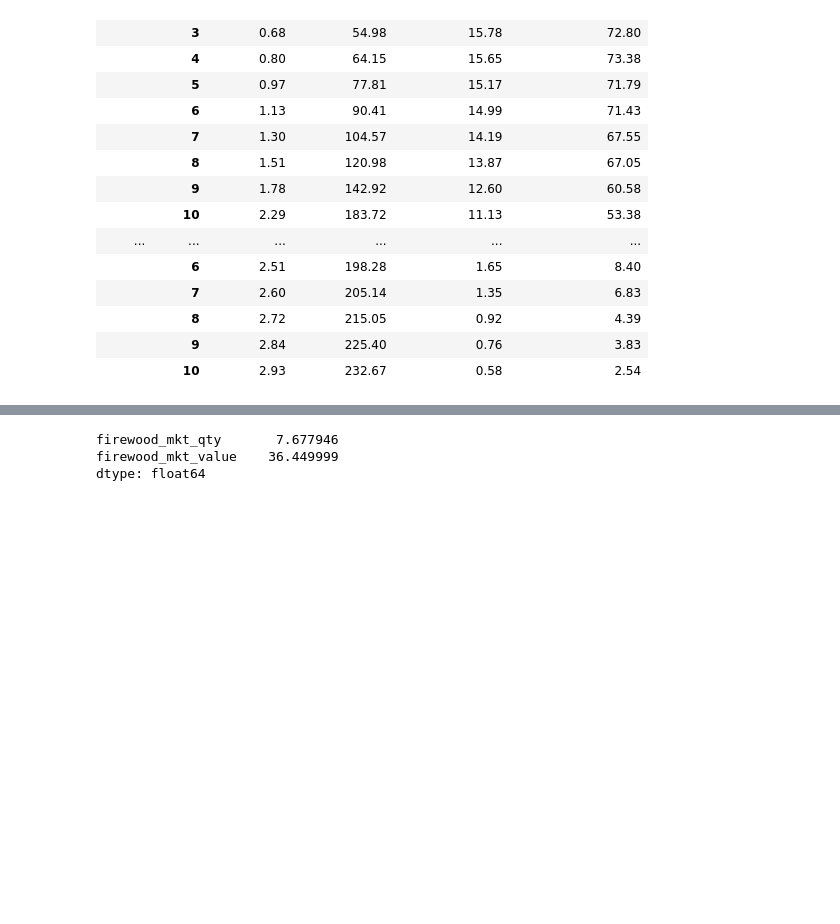
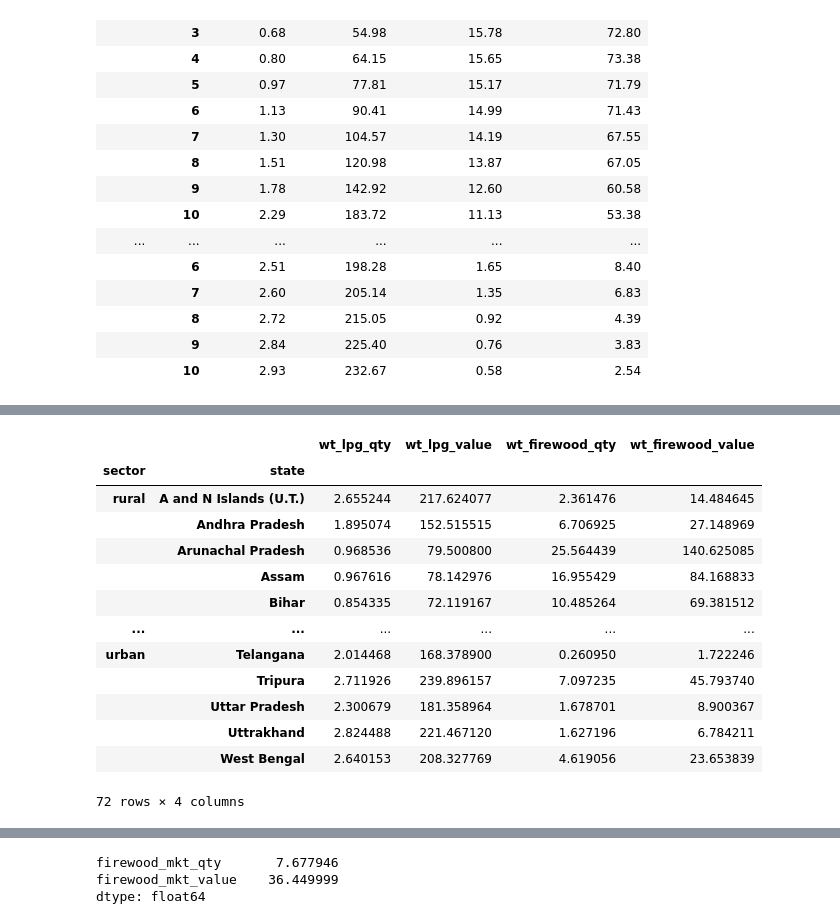
Before and after one commit to Tarunmehta004/HCES, a Jupyter notebook: Across survey analysis/LPG and firewood statistics/TM - LPG and firewood 2022-23 HCES.iPYNB, the cells around one changed output, grey strips where cells are left out. Saved outputs shown, nothing was run; the diff lists cells and outputs as text; code cells hidden in the pictures; blank space fills up the shorter version.

```diff
--- a/Across survey analysis/LPG and firewood statistics/TM - LPG and firewood 2022-23 HCES.iPYNB
+++ b/Across survey analysis/LPG and firewood statistics/TM - LPG and firewood 2022-23 HCES.iPYNB
@@ -455,0 +466,35 @@ display(trial)
+# %%
+# Rural vs Urban across states
+
+# Duplicate df and replace Nan values
+trial = df.copy()
+
+
+# Sumproduct of consumption
+value_mult = trial.groupby(['sector', 'state'], observed = False).apply(lambda table: pd.Series({
+    'wt_lpg_qty': (table['lpg_qty'] * table['multiplier']).sum(),
+    'wt_lpg_value':(table['lpg_value'] * table['multiplier']).sum(),
+    'wt_firewood_qty': (table['firewood_qty'] * table['multiplier']).sum(),
+    'wt_firewood_value': (table['firewood_value'] * table['multiplier']).sum()
+    }), include_groups = False).round(2)
+
+## Sumproduct of hh size
+hh_size_mult = trial.groupby(['sector', 'state'], observed = False).apply(lambda table: (table['multiplier']*table['hh_size']).sum(), include_groups = False)
+
+trial = value_mult.div(hh_size_mult, axis = 0)
+display(trial)
+# %% [output]
+|  |  | wt_lpg_qty | wt_lpg_value | wt_firewood_qty | wt_firewood_value |
+| sector | state |  |  |  |  |
+| rural | A and N Islands (U.T.) | 2.655244 | 217.624077 | 2.361476 | 14.484645 |
+|  | Andhra Pradesh | 1.895074 | 152.515515 | 6.706925 | 27.148969 |
+|  | Arunachal Pradesh | 0.968536 | 79.500800 | 25.564439 | 140.625085 |
+|  | Assam | 0.967616 | 78.142976 | 16.955429 | 84.168833 |
+|  | Bihar | 0.854335 | 72.119167 | 10.485264 | 69.381512 |
+| ... | ... | ... | ... | ... | ... |
+| urban | Telangana | 2.014468 | 168.378900 | 0.260950 | 1.722246 |
+|  | Tripura | 2.711926 | 239.896157 | 7.097235 | 45.793740 |
+|  | Uttar Pradesh | 2.300679 | 181.358964 | 1.678701 | 8.900367 |
+|  | Uttrakhand | 2.824488 | 221.467120 | 1.627196 | 6.784211 |
+|  | West Bengal | 2.640153 | 208.327769 | 4.619056 | 23.653839 |
+72 rows × 4 columns
```
Also changed, not shown: parts of 7 cells of this notebook, 1 other file.
